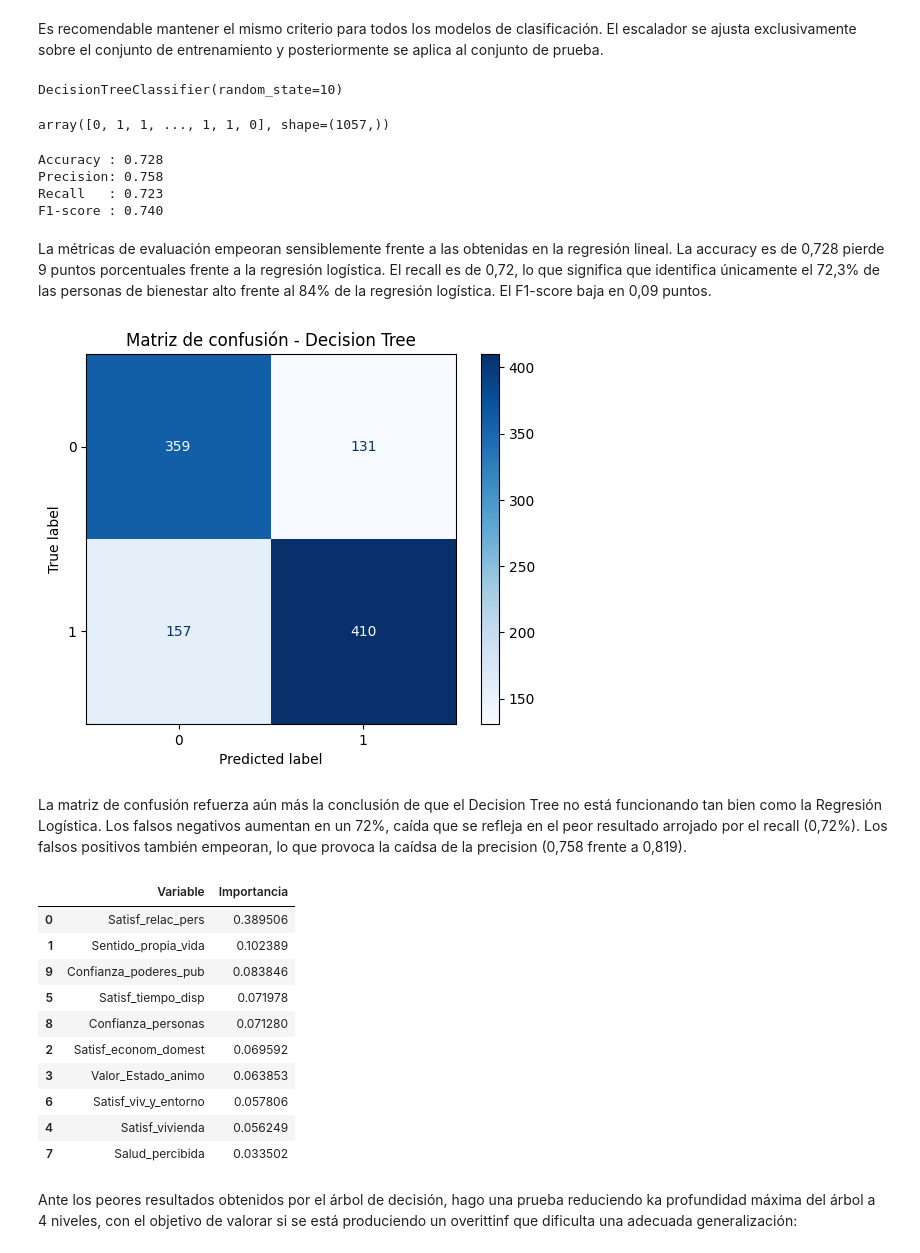
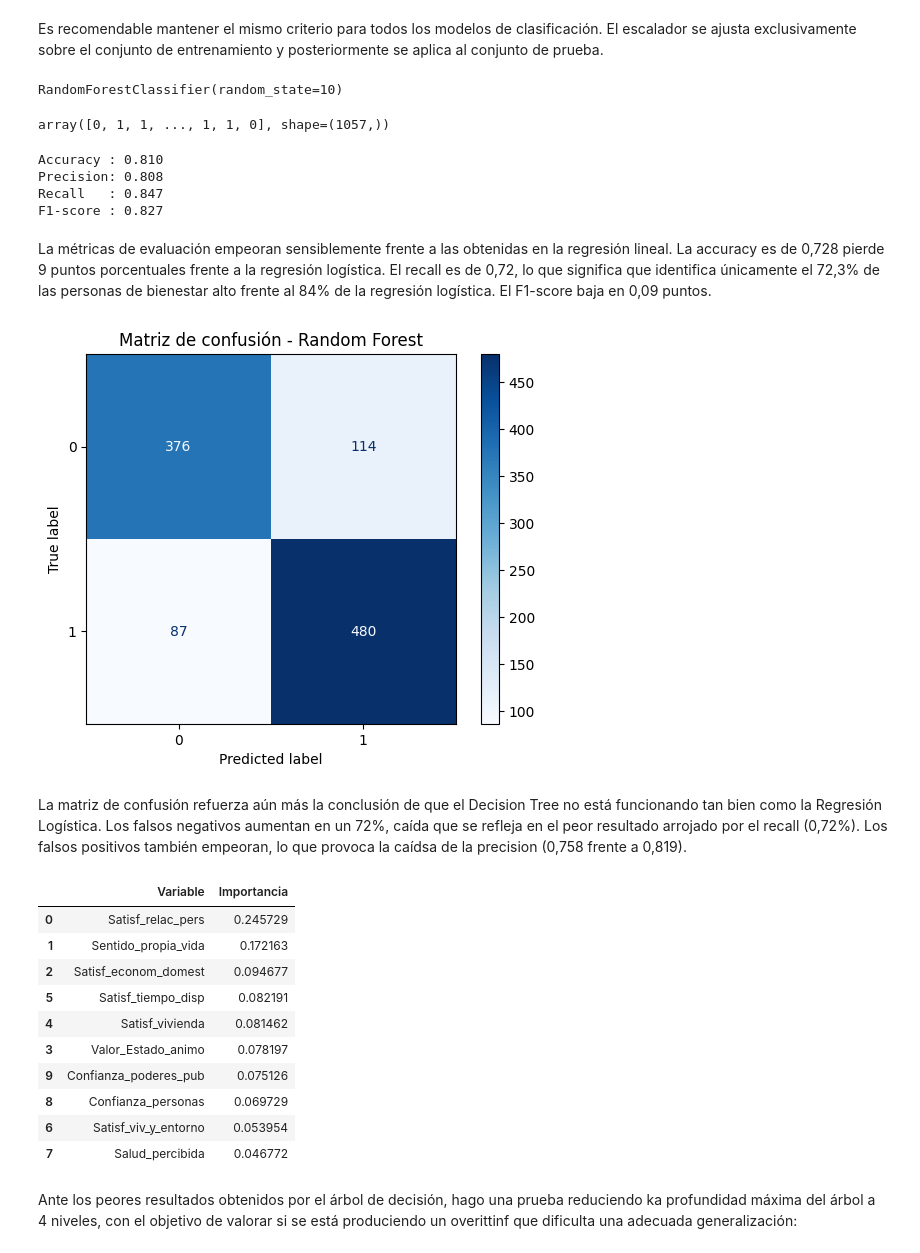
Before and after one commit to Leire2026/Proyecto_Machine_Learning, a Jupyter notebook: Proyecto_Final_ML/2_Notebooks/3_Modelo_4_Random_Forest_Classifier.ipynb, the cells around one changed output. Cells and saved outputs as stored; diff of their text form; code cells hidden in the pictures.

```diff
--- a/Proyecto_Final_ML/2_Notebooks/3_Modelo_4_Random_Forest_Classifier.ipynb
+++ b/Proyecto_Final_ML/2_Notebooks/3_Modelo_4_Random_Forest_Classifier.ipynb
@@ -82,18 +86,19 @@ X_test_scaled = scaler.transform(X_test)
 # %%
 # Creo y entreno el modelo
 
-dt = DecisionTreeClassifier(
+rf = RandomForestClassifier(
+    n_estimators=100,
     random_state=10
 )
 
-dt.fit(X_train_scaled, y_train)
+rf.fit(X_train_scaled, y_train)
 # %% [output]
-DecisionTreeClassifier(random_state=10)
+RandomForestClassifier(random_state=10)
 # %%
 #Hago las predicciones
 
-y_pred_dt = dt.predict(X_test_scaled)
-y_pred_dt
+y_pred_rf = rf.predict(X_test_scaled)
+y_pred_rf
 # %% [output]
 array([0, 1, 1, ..., 1, 1, 0], shape=(1057,))
 # %%
@@ -106,63 +111,61 @@ from sklearn.metrics import (
     f1_score
 )
 
-accuracy = accuracy_score(y_test, y_pred_dt)
-precision = precision_score(y_test, y_pred_dt)
-recall = recall_score(y_test, y_pred_dt)
-f1 = f1_score(y_test, y_pred_dt)
+accuracy = accuracy_score(y_test, y_pred_rf)
+precision = precision_score(y_test, y_pred_rf)
+recall = recall_score(y_test, y_pred_rf)
+f1 = f1_score(y_test, y_pred_rf)
 
 print(f"Accuracy : {accuracy:.3f}")
 print(f"Precision: {precision:.3f}")
 print(f"Recall   : {recall:.3f}")
 print(f"F1-score : {f1:.3f}")
 # %% [output]
-Accuracy : 0.728
-Precision: 0.758
-Recall   : 0.723
-F1-score : 0.740
+Accuracy : 0.810
+Precision: 0.808
+Recall   : 0.847
+F1-score : 0.827
 # %% [markdown]
 La métricas de evaluación empeoran sensiblemente frente a las obtenidas en la regresión lineal.
 La accuracy es de 0,728 pierde 9 puntos porcentuales frente a la regresión logística. El recall es de 0,72, lo que significa que identifica únicamente el 72,3% de las personas de bienestar alto frente al 84% de la regresión logística. El F1-score baja en 0,09 puntos.
 # %%
-from sklearn.metrics import ConfusionMatrixDisplay
-import matplotlib.pyplot as plt
 
 ConfusionMatrixDisplay.from_predictions(
     y_test,
-    y_pred_dt,
+    y_pred_rf,
     cmap='Blues'
 )
 
-plt.title('Matriz de confusión - Decision Tree')
+plt.title('Matriz de confusión - Random Forest')
 plt.show()
 # %% [output]
-[figure, old version]
+[figure, new version]
 # %% [markdown]
 La matriz de confusión refuerza aún más la conclusión de que el Decision Tree no está funcionando tan bien como la Regresión Logística. Los falsos negativos aumentan en un 72%, caída que se refleja en el peor resultado arrojado por el recall (0,72%). Los falsos positivos también empeoran, lo que provoca la caídsa de la precision (0,758 frente a 0,819).
 # %%
 #Importancia de las variables:
 
-importancias = pd.DataFrame({
+importancias_rf = pd.DataFrame({
     'Variable': X.columns,
-    'Importancia': dt.feature_importances_
+    'Importancia': rf.feature_importances_
 })
 
-importancias.sort_values(
+importancias_rf.sort_values(
     by='Importancia',
     ascending=False
 )
 # %% [output]
 |  | Variable | Importancia |
-| 0 | Satisf_relac_pers | 0.389506 |
-| 1 | Sentido_propia_vida | 0.102389 |
-| 9 | Confianza_poderes_pub | 0.083846 |
-| 5 | Satisf_tiempo_disp | 0.071978 |
-| 8 | Confianza_personas | 0.071280 |
-| 2 | Satisf_econom_domest | 0.069592 |
-| 3 | Valor_Estado_animo | 0.063853 |
-| 6 | Satisf_viv_y_entorno | 0.057806 |
-| 4 | Satisf_vivienda | 0.056249 |
-| 7 | Salud_percibida | 0.033502 |
+| 0 | Satisf_relac_pers | 0.245729 |
+| 1 | Sentido_propia_vida | 0.172163 |
+| 2 | Satisf_econom_domest | 0.094677 |
+| 5 | Satisf_tiempo_disp | 0.082191 |
+| 4 | Satisf_vivienda | 0.081462 |
+| 3 | Valor_Estado_animo | 0.078197 |
+| 9 | Confianza_poderes_pub | 0.075126 |
+| 8 | Confianza_personas | 0.069729 |
+| 6 | Satisf_viv_y_entorno | 0.053954 |
+| 7 | Salud_percibida | 0.046772 |
 # %% [markdown]
 Ante los peores resultados obtenidos por el árbol de decisión, hago una prueba reduciendo ka profundidad máxima del árbol a 4 niveles, con el objetivo de valorar si se está produciendo un overittinf que dificulta una adecuada generalización:
 # %%
```
Also changed, not shown: parts of 3 cells of this notebook, 9 other files.
